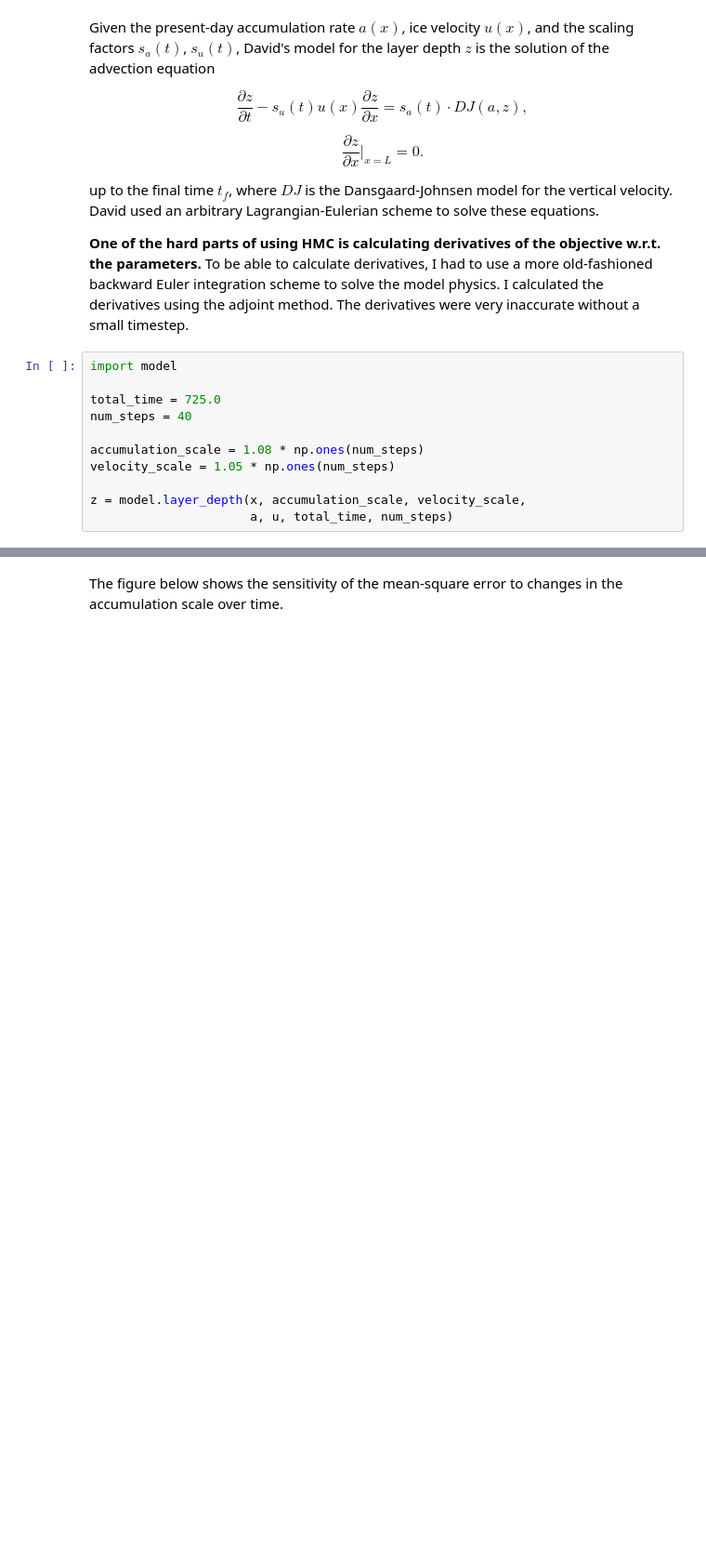
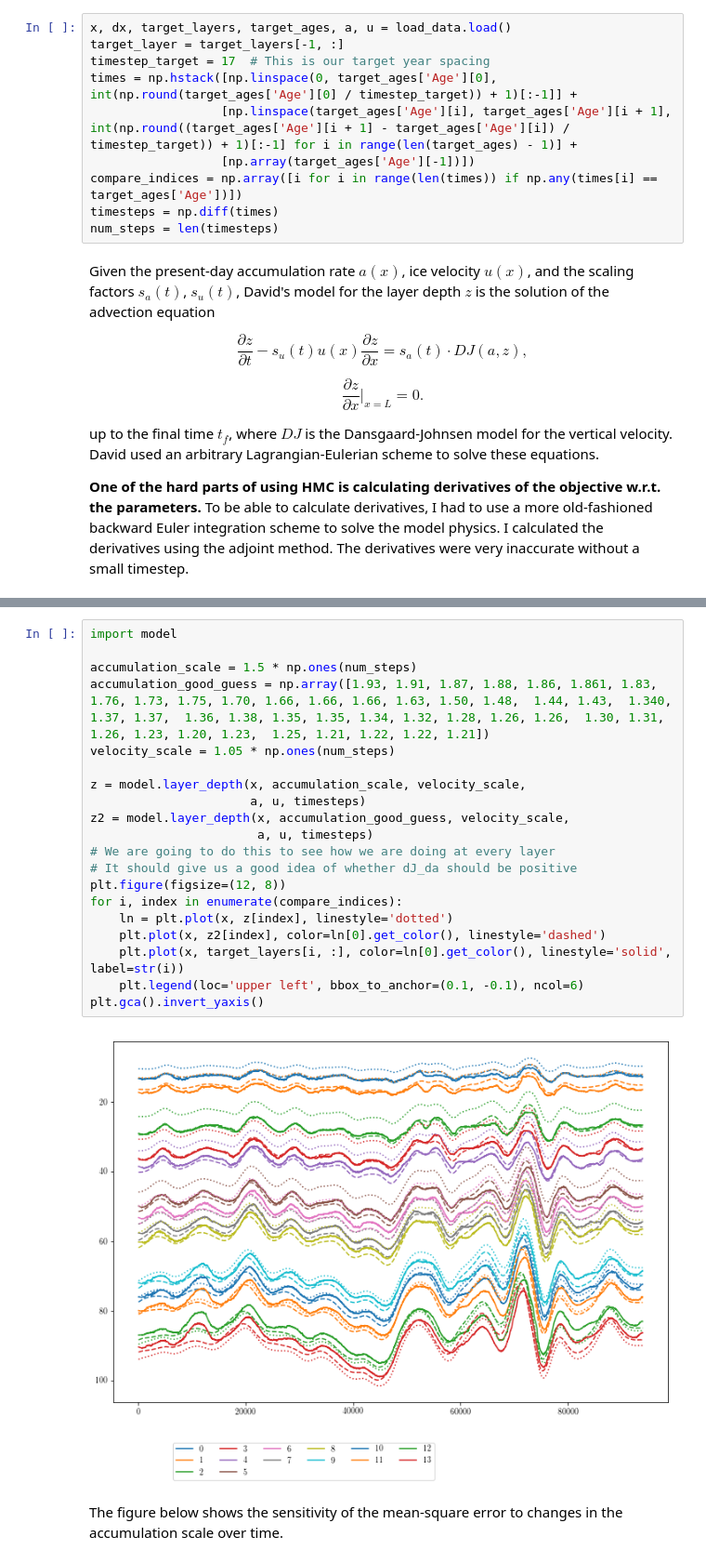
Before and after one commit to dlilien/glaciology-seminar-2018-10-16, a Jupyter notebook: hmc.ipynb, the cells around one changed output, grey strips where cells are left out. Shown at 93% size. Saved outputs shown, nothing was run; the diff lists cells and outputs as text; blank space fills up the shorter version.

```diff
--- a/hmc.ipynb
+++ b/hmc.ipynb
@@ -109,3 +88,13 @@ a = acc_interpolater(x) * 1.4  # need a little cheating to help us along
+# %%
+x, dx, target_layers, target_ages, a, u = load_data.load()
+target_layer = target_layers[-1, :]
+timestep_target = 17  # This is our target year spacing
+times = np.hstack([np.linspace(0, target_ages['Age'][0], int(np.round(target_ages['Age'][0] / timestep_target)) + 1)[:-1]] +
+                  [np.linspace(target_ages['Age'][i], target_ages['Age'][i + 1], int(np.round((target_ages['Age'][i + 1] - target_ages['Age'][i]) / timestep_target)) + 1)[:-1] for i in range(len(target_ages) - 1)] +
+                  [np.array(target_ages['Age'][-1])])
+compare_indices = np.array([i for i in range(len(times)) if np.any(times[i] == target_ages['Age'])])
+timesteps = np.diff(times)
+num_steps = len(timesteps)
 # %% [markdown]
 Given the present-day accumulation rate $a(x)$, ice velocity $u(x)$, and the scaling factors $s_a(t)$, $s_u(t)$, David's model for the layer depth $z$ is the solution of the advection equation
 
@@ -120,14 +109,3 @@ David used an arbitrary Lagrangian-Eulerian scheme to solve these equations.
 To be able to calculate derivatives, I had to use a more old-fashioned backward Euler integration scheme to solve the model physics.
 I calculated the derivatives using the adjoint method.
 The derivatives were very inaccurate without a small timestep.
-# %%
-import model
-
-total_time = 725.0
-num_steps = 40
-
-accumulation_scale = 1.08 * np.ones(num_steps)
-velocity_scale = 1.05 * np.ones(num_steps)
-
-z = model.layer_depth(x, accumulation_scale, velocity_scale,
-                      a, u, total_time, num_steps)
@@ -149,2 +112,24 @@ dJ_da = model.derivative_ascale(x, accumulation_scale, velocity_scale,
+# %%
+import model
+
+accumulation_scale = 1.5 * np.ones(num_steps)
+accumulation_good_guess = np.array([1.93, 1.91, 1.87, 1.88, 1.86, 1.861, 1.83, 1.76, 1.73, 1.75, 1.70, 1.66, 1.66, 1.66, 1.63, 1.50, 1.48,  1.44, 1.43,  1.340, 1.37, 1.37,  1.36, 1.38, 1.35, 1.35, 1.34, 1.32, 1.28, 1.26, 1.26,  1.30, 1.31, 1.26, 1.23, 1.20, 1.23,  1.25, 1.21, 1.22, 1.22, 1.21])
+velocity_scale = 1.05 * np.ones(num_steps)
+
+z = model.layer_depth(x, accumulation_scale, velocity_scale,
+                      a, u, timesteps)
+z2 = model.layer_depth(x, accumulation_good_guess, velocity_scale,
+                       a, u, timesteps)
+# We are going to do this to see how we are doing at every layer
+# It should give us a good idea of whether dJ_da should be positive
+plt.figure(figsize=(12, 8))
+for i, index in enumerate(compare_indices):
+    ln = plt.plot(x, z[index], linestyle='dotted')
+    plt.plot(x, z2[index], color=ln[0].get_color(), linestyle='dashed')
+    plt.plot(x, target_layers[i, :], color=ln[0].get_color(), linestyle='solid', label=str(i))
+    plt.legend(loc='upper left', bbox_to_anchor=(0.1, -0.1), ncol=6)
+plt.gca().invert_yaxis()
+# %% [output]
+[figure, added]
 # %% [markdown]
 The figure below shows the sensitivity of the mean-square error to changes in the accumulation scale over time.
```
Also changed, not shown: parts of 28 cells of this notebook, 4 other files.
